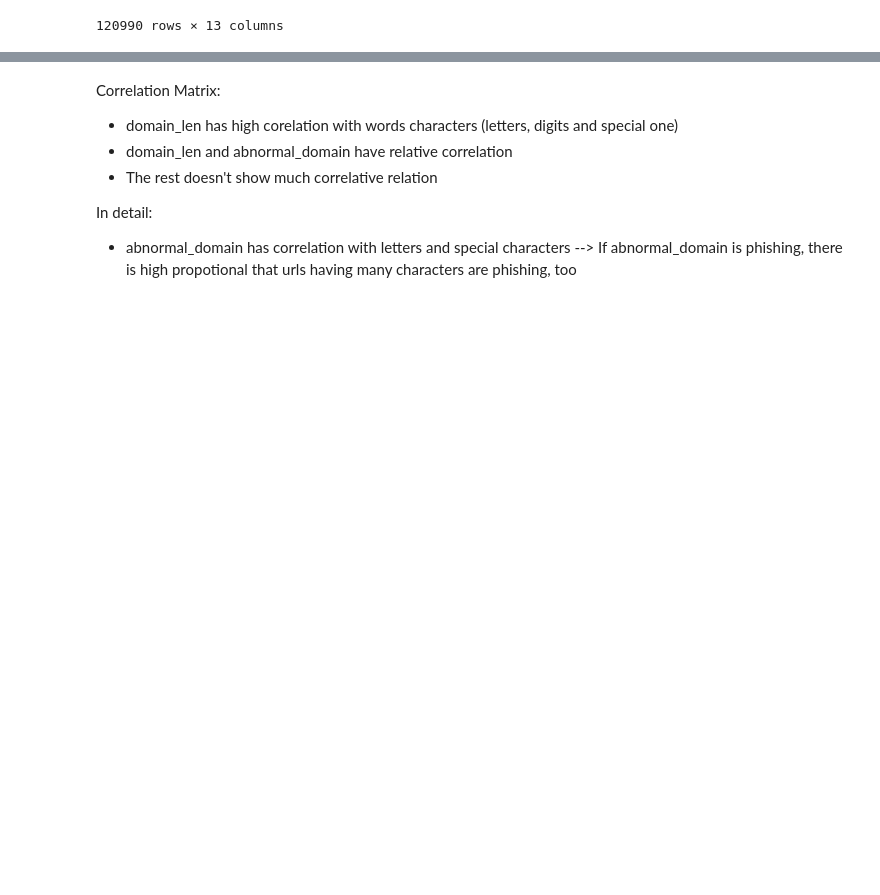
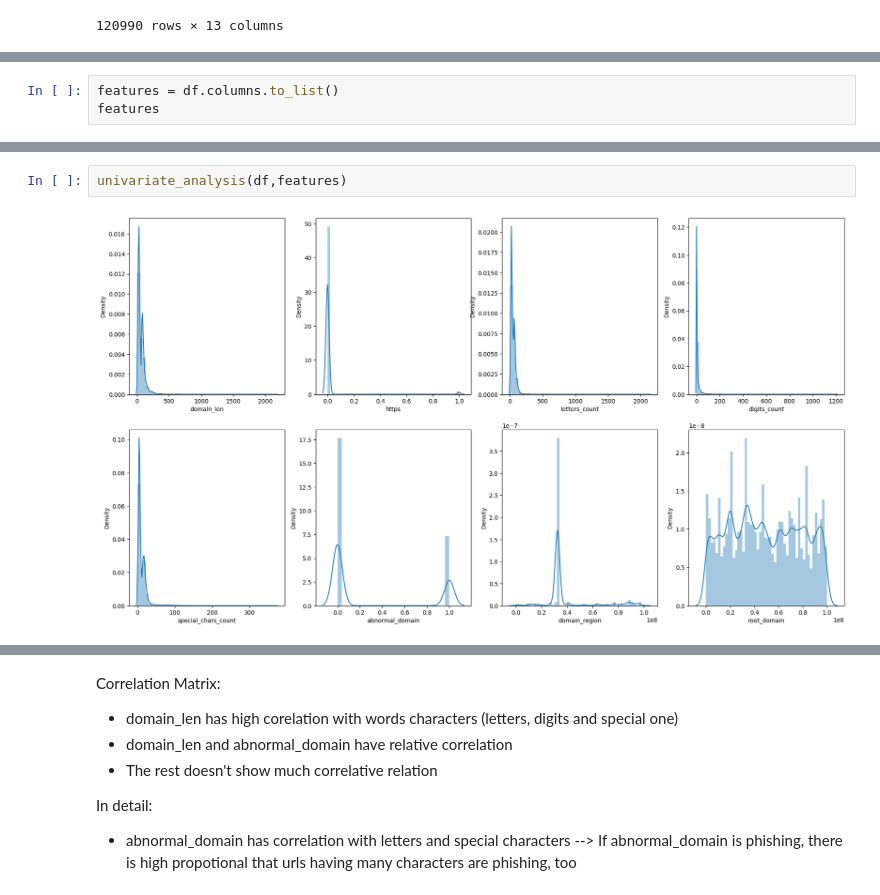
Before and after one commit to lequocduong/url_phising_detection, a Jupyter notebook: Main.ipynb, the cells around one changed output, grey strips where cells are left out. Drawn from its saved outputs; the diff is of its cells as text; blank space fills up the shorter version.

```diff
--- a/Main.ipynb
+++ b/Main.ipynb
@@ -893,0 +1005,3 @@ feature = data.drop(columns=['domain','label','pri_domain'])
+# %%
+features = df.columns.to_list()
+features
@@ -911,0 +1053,4 @@ dtype: object
+# %%
+univariate_analysis(df,features)
+# %% [output]
+[figure, added]
```
Also changed, not shown: parts of 31 cells of this notebook.
